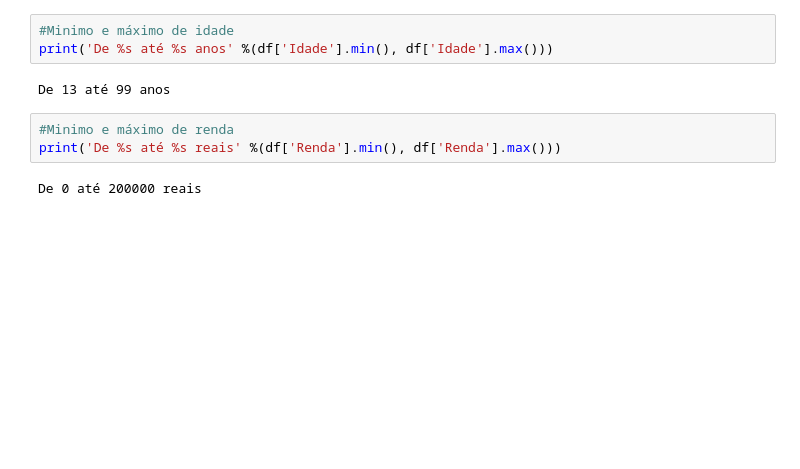
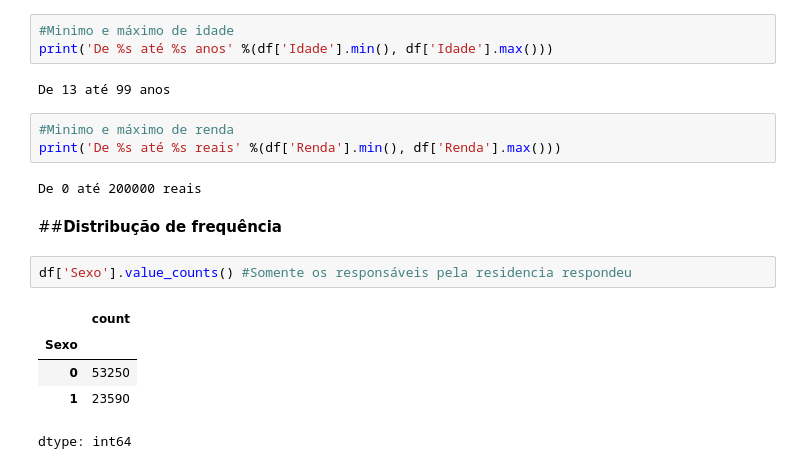
Before and after one commit to alineaprelini/Estat-stica, a Jupyter notebook: Estatística_básica.ipynb, the cells around one changed output. Saved outputs shown, nothing was run; the diff lists cells and outputs as text; blank space fills up the shorter version.

```diff
--- a/Estatística_básica.ipynb
+++ b/Estatística_básica.ipynb
@@ -76,3 +90,13 @@ De 13 até 99 anos
 print('De %s até %s reais' %(df['Renda'].min(), df['Renda'].max()))
 # %% [output]
 De 0 até 200000 reais
+# %% [markdown]
+##**Distribução de frequência**
+# %%
+df['Sexo'].value_counts() #Somente os responsáveis pela residencia respondeu
+# %% [output]
+|  | count |
+| Sexo |  |
+| 0 | 53250 |
+| 1 | 23590 |
+dtype: int64
```
Also changed, not shown: parts of 3 cells of this notebook.
